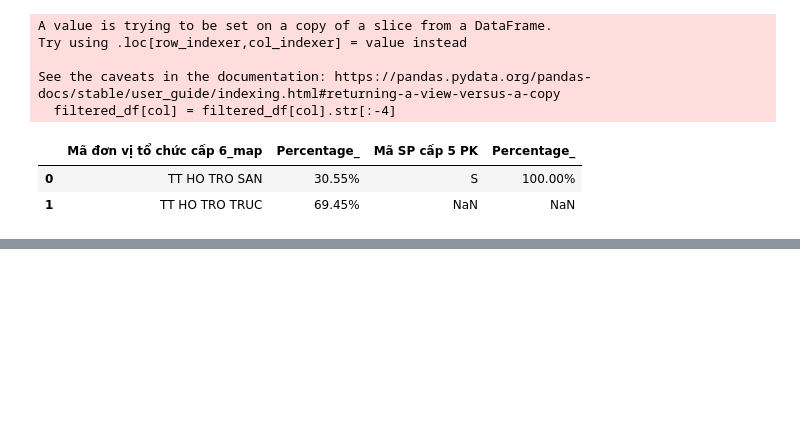
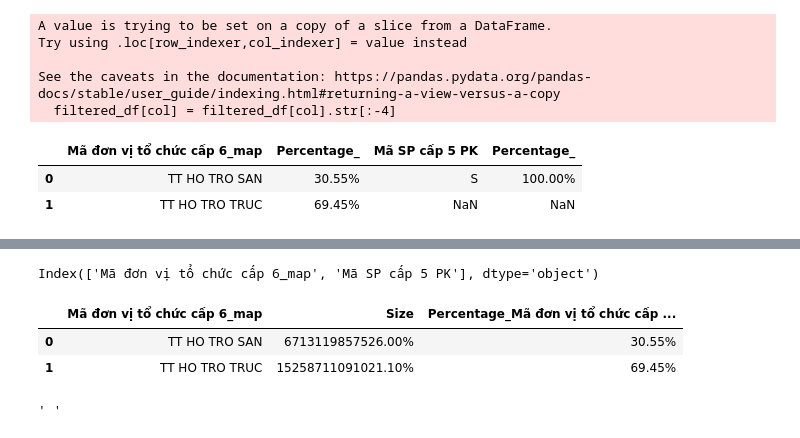
Before and after one commit to DucNgMinh/Money_flow_diagram, a Jupyter notebook: sankey_plot.ipynb, the cells around one changed output, grey strips where cells are left out. Cells and saved outputs as stored; diff of their text form; code cells hidden in the pictures; blank space fills up the shorter version.

```diff
--- a/sankey_plot.ipynb
+++ b/sankey_plot.ipynb
@@ -511,5 +547,23 @@ NameError: name 'data' is not defined
+# %%
+filtered_columns
+# %% [output]
+Index(['Mã đơn vị tổ chức cấp 6_map', 'Mã SP cấp 5 PK'], dtype='object')
 # %%
 results = []
 for col in filtered_columns:
     result = calculate_percentage(filtered_df, col, 'Size')
     results.append(result)
+# %%
+grouped_df = filtered_df[['Mã đơn vị tổ chức cấp 6_map', 'Size']].groupby('Mã đơn vị tổ chức cấp 6_map')['Size'].sum().reset_index()
+total_size = grouped_df['Size'].sum()
+grouped_df[f'Percentage_Mã đơn vị tổ chức cấp 6_map'] = grouped_df['Size'] / total_size
+grouped_df
+# %% [output]
+|  | Mã đơn vị tổ chức cấp 6_map | Size | Percentage_Mã đơn vị tổ chức cấp ... |
+| 0 | TT HO TRO SAN | 6713119857526.00% | 30.55% |
+| 1 | TT HO TRO TRUC | 15258711091021.10% | 69.45% |
+# %%
+col = 'Mã đơn vị tổ chức cấp 6_map'
+col[2]
+# %% [output]
+' '
```
Also changed, not shown: parts of 2 cells of this notebook, 1 other file.
